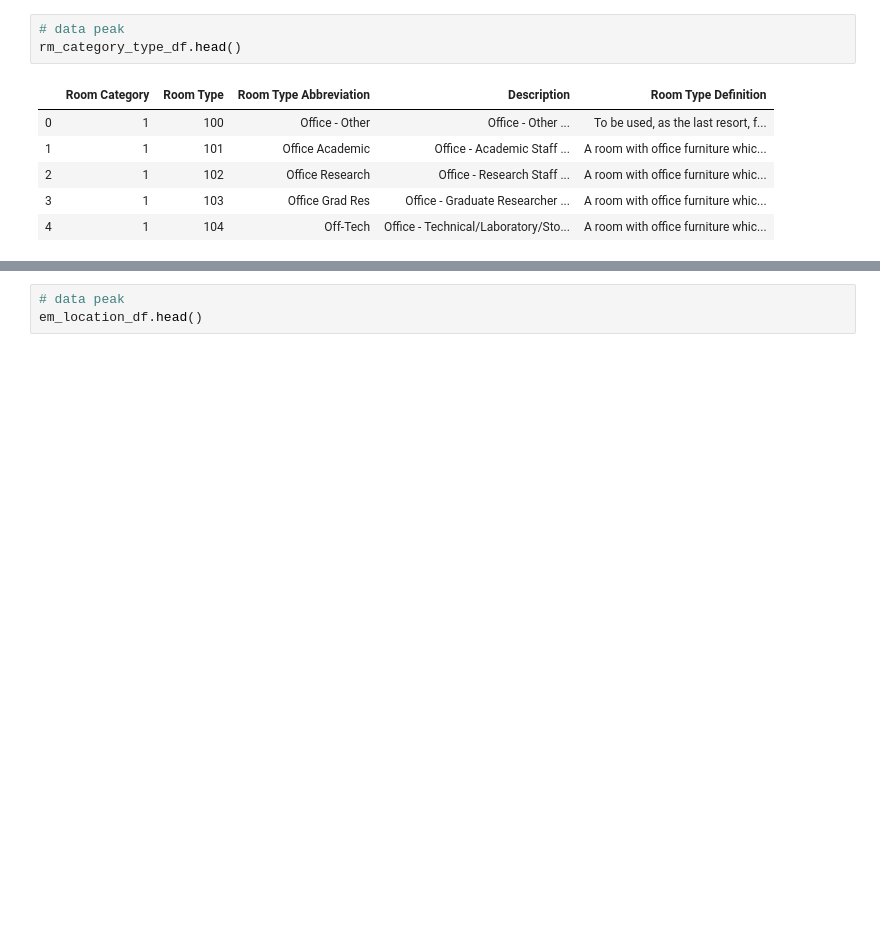
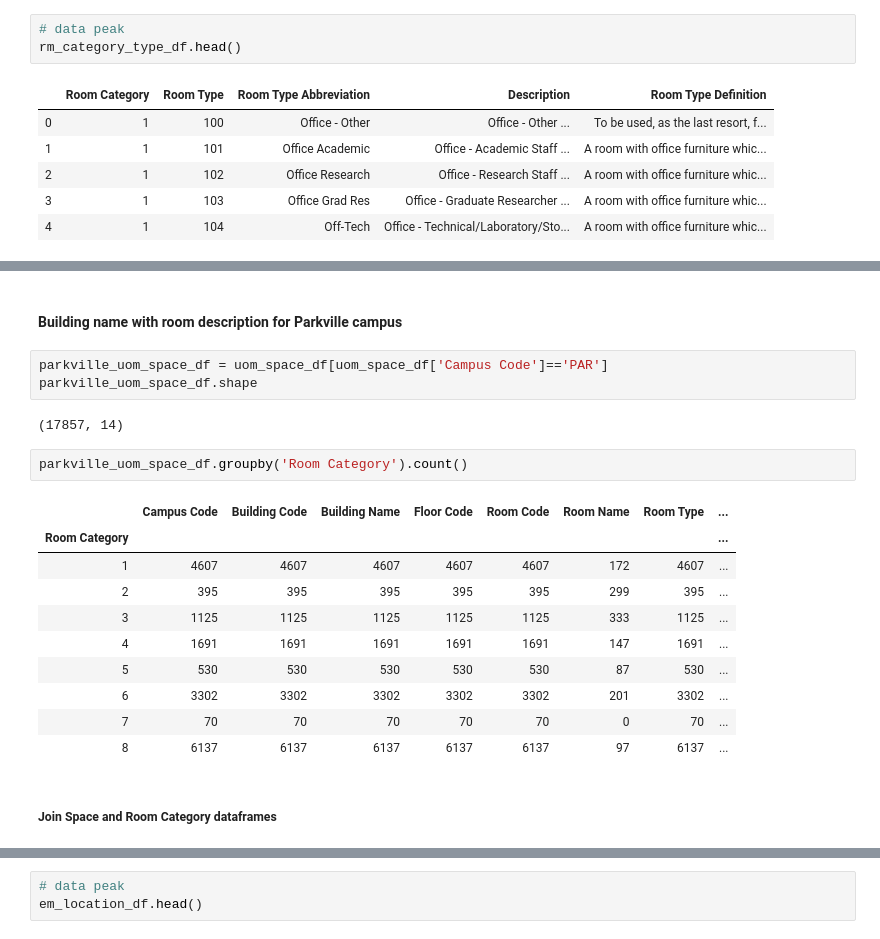
Before and after one commit to abhinavcreed13/project-space-optimisation-group-3, a Jupyter notebook: initial-data-analysis.ipynb, the cells around one changed output, grey strips where cells are left out. Cells and saved outputs as stored; diff of their text form; blank space fills up the shorter version.

```diff
--- a/initial-data-analysis.ipynb
+++ b/initial-data-analysis.ipynb
@@ -47,0 +257,22 @@ rm_category_type_df.head()
+# %% [markdown]
+#### Building name with room description for Parkville campus
+# %%
+parkville_uom_space_df = uom_space_df[uom_space_df['Campus Code']=='PAR']
+parkville_uom_space_df.shape
+# %% [output]
+(17857, 14)
+# %%
+parkville_uom_space_df.groupby('Room Category').count()
+# %% [output]
+|  | Campus Code | Building Code | Building Name | Floor Code | Room Code | Room Name | Room Type | ... |
+| Room Category |  |  |  |  |  |  |  | ... |
+| 1 | 4607 | 4607 | 4607 | 4607 | 4607 | 172 | 4607 | ... |
+| 2 | 395 | 395 | 395 | 395 | 395 | 299 | 395 | ... |
+| 3 | 1125 | 1125 | 1125 | 1125 | 1125 | 333 | 1125 | ... |
+| 4 | 1691 | 1691 | 1691 | 1691 | 1691 | 147 | 1691 | ... |
+| 5 | 530 | 530 | 530 | 530 | 530 | 87 | 530 | ... |
+| 6 | 3302 | 3302 | 3302 | 3302 | 3302 | 201 | 3302 | ... |
+| 7 | 70 | 70 | 70 | 70 | 70 | 0 | 70 | ... |
+| 8 | 6137 | 6137 | 6137 | 6137 | 6137 | 97 | 6137 | ... |
+# %% [markdown]
+##### Join Space and Room Category dataframes
```
Also changed, not shown: parts of 43 cells of this notebook, 1 other file.
